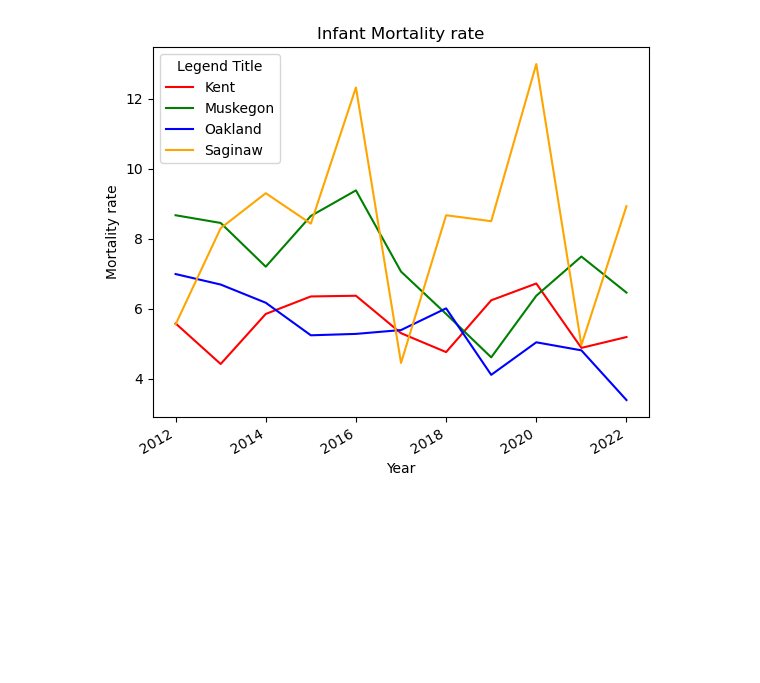
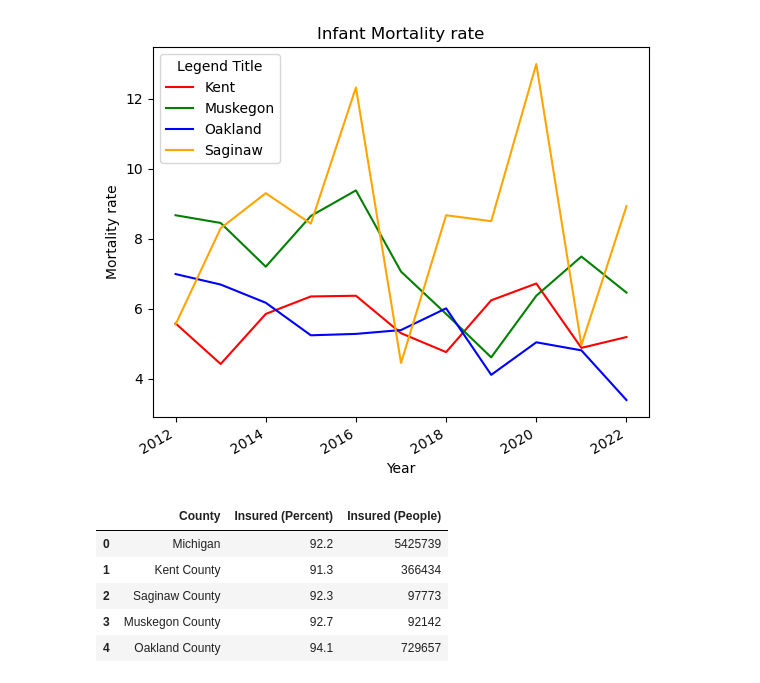
Before and after one commit to DaSamboni/project1_group3, a Jupyter notebook: MainProject.ipynb, the cells around one changed output. Saved outputs shown, nothing was run; the diff lists cells and outputs as text; code cells hidden in the pictures; blank space fills up the shorter version.

```diff
--- a/MainProject.ipynb
+++ b/MainProject.ipynb
@@ -121,3 +121,19 @@ plt.show()
 #Median Rent Over Time DF set-up (1 file)
 # %%
 #Population by Race DF set-up (1 file)
+# %%
+#Health Insurance Percentage DF set-up
+
+insurance_rates_csv = "datasets/health_data.csv"
+
+insurance_rates_df = pd.read_csv(insurance_rates_csv)
+insurance_rates_df = insurance_rates_df.drop('Rank within US (of 3141 counties)', axis = 1)
+
+insurance_rates_df.head()
+# %% [output]
+|  | County | Insured (Percent) | Insured (People) |
+| 0 | Michigan | 92.2 | 5425739 |
+| 1 | Kent County | 91.3 | 366434 |
+| 2 | Saginaw County | 92.3 | 97773 |
+| 3 | Muskegon County | 92.7 | 92142 |
+| 4 | Oakland County | 94.1 | 729657 |
```
Also changed, not shown: parts of 5 cells of this notebook.
